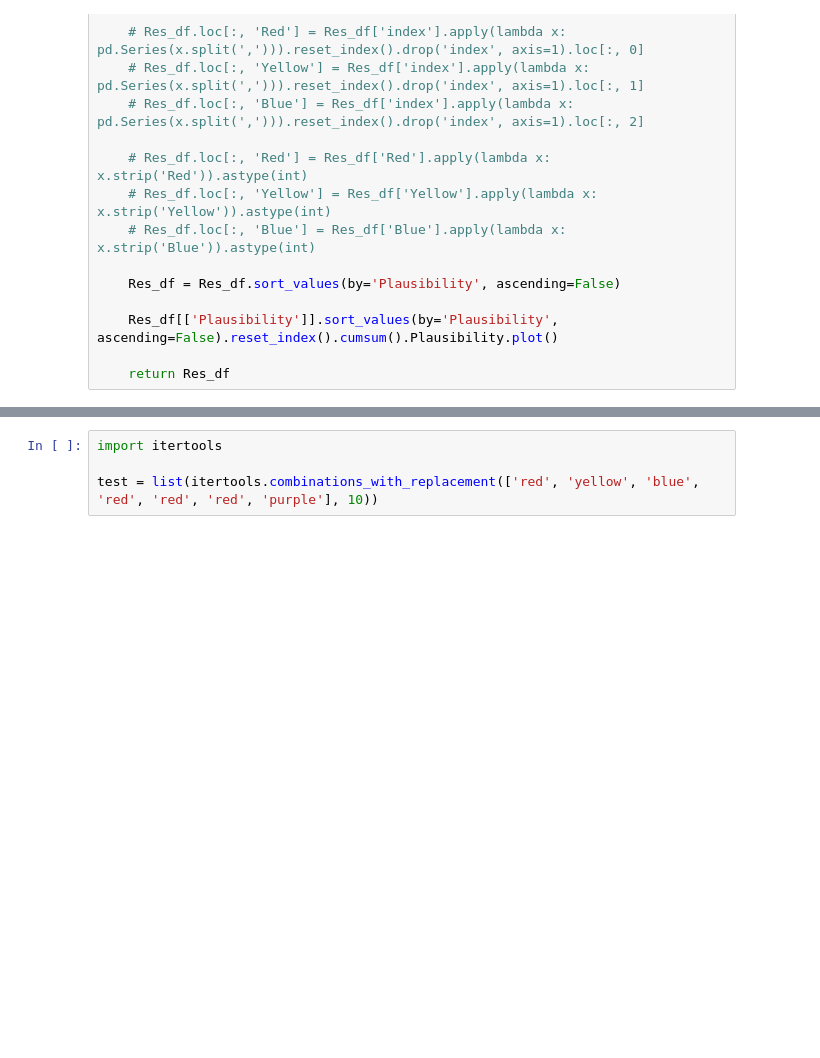
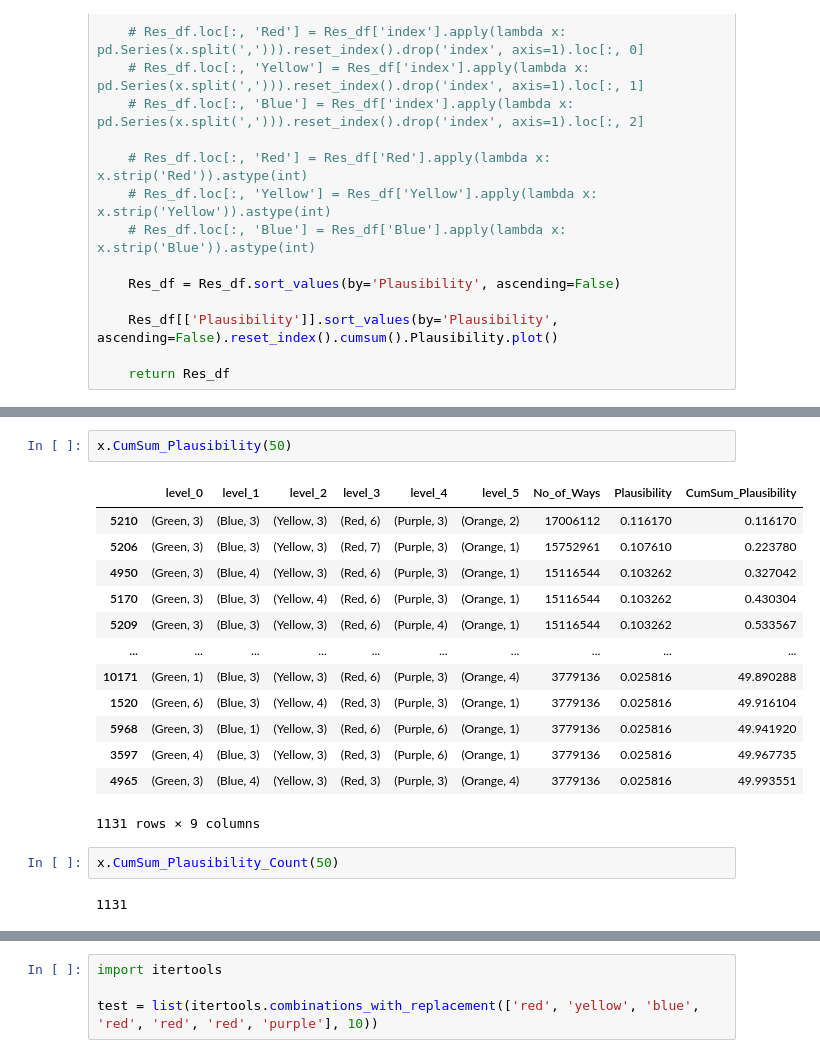
Before and after one commit to Elvislim1991/Probability_Article, a Jupyter notebook: Plausibility.ipynb, the cells around one changed output, grey strips where cells are left out. Cells and saved outputs as stored; diff of their text form; blank space fills up the shorter version.

```diff
--- a/Plausibility.ipynb
+++ b/Plausibility.ipynb
@@ -316,0 +346,20 @@ class Plausibility():
+# %%
+x.CumSum_Plausibility(50)
+# %% [output]
+|  | level_0 | level_1 | level_2 | level_3 | level_4 | level_5 | No_of_Ways | Plausibility | CumSum_Plausibility |
+| 5210 | (Green, 3) | (Blue, 3) | (Yellow, 3) | (Red, 6) | (Purple, 3) | (Orange, 2) | 17006112 | 0.116170 | 0.116170 |
+| 5206 | (Green, 3) | (Blue, 3) | (Yellow, 3) | (Red, 7) | (Purple, 3) | (Orange, 1) | 15752961 | 0.107610 | 0.223780 |
+| 4950 | (Green, 3) | (Blue, 4) | (Yellow, 3) | (Red, 6) | (Purple, 3) | (Orange, 1) | 15116544 | 0.103262 | 0.327042 |
+| 5170 | (Green, 3) | (Blue, 3) | (Yellow, 4) | (Red, 6) | (Purple, 3) | (Orange, 1) | 15116544 | 0.103262 | 0.430304 |
+| 5209 | (Green, 3) | (Blue, 3) | (Yellow, 3) | (Red, 6) | (Purple, 4) | (Orange, 1) | 15116544 | 0.103262 | 0.533567 |
+| ... | ... | ... | ... | ... | ... | ... | ... | ... | ... |
+| 10171 | (Green, 1) | (Blue, 3) | (Yellow, 3) | (Red, 6) | (Purple, 3) | (Orange, 4) | 3779136 | 0.025816 | 49.890288 |
+| 1520 | (Green, 6) | (Blue, 3) | (Yellow, 4) | (Red, 3) | (Purple, 3) | (Orange, 1) | 3779136 | 0.025816 | 49.916104 |
+| 5968 | (Green, 3) | (Blue, 1) | (Yellow, 3) | (Red, 6) | (Purple, 6) | (Orange, 1) | 3779136 | 0.025816 | 49.941920 |
+| 3597 | (Green, 4) | (Blue, 3) | (Yellow, 3) | (Red, 3) | (Purple, 6) | (Orange, 1) | 3779136 | 0.025816 | 49.967735 |
+| 4965 | (Green, 3) | (Blue, 4) | (Yellow, 3) | (Red, 3) | (Purple, 3) | (Orange, 4) | 3779136 | 0.025816 | 49.993551 |
+1131 rows × 9 columns
+# %%
+x.CumSum_Plausibility_Count(50)
+# %% [output]
+1131
```
Also changed, not shown: parts of 14 cells of this notebook, 19 other files.
